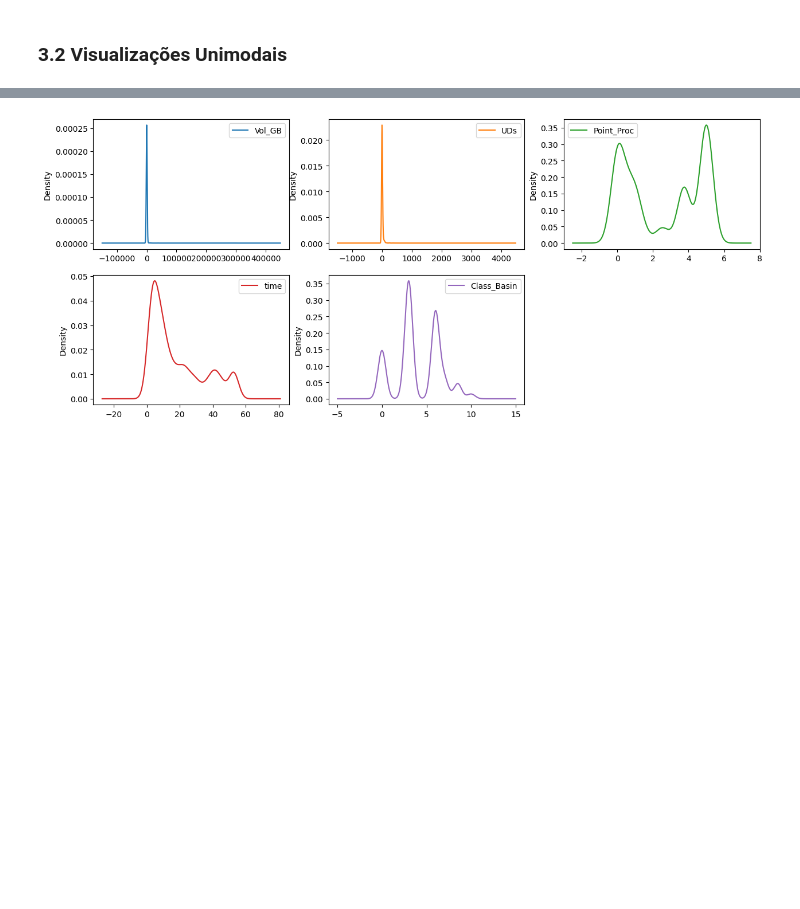
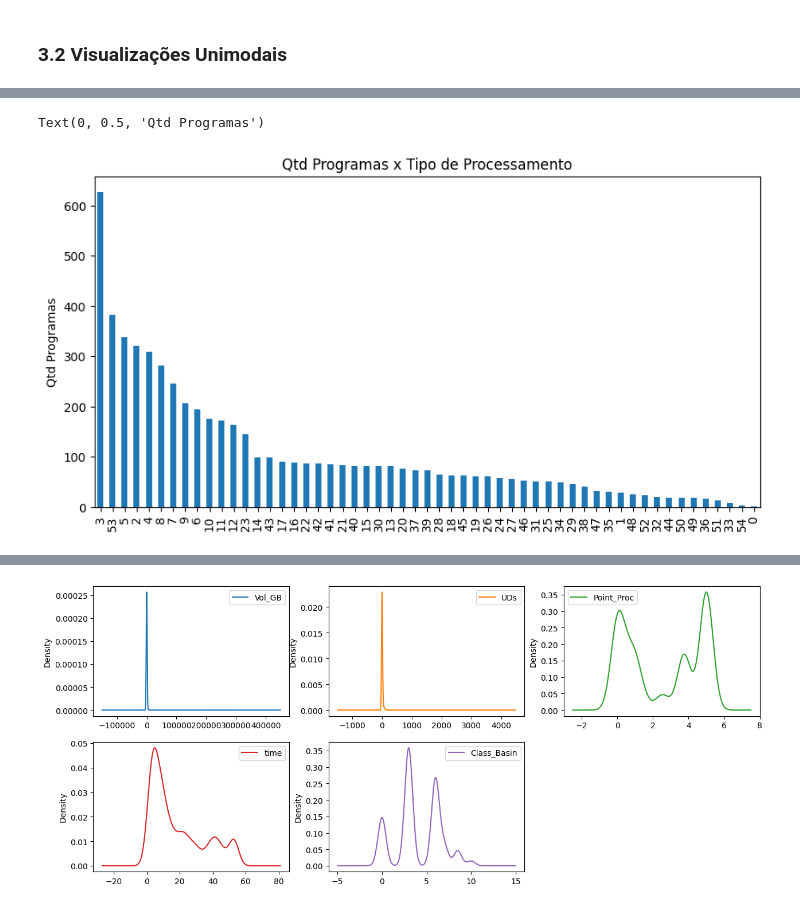
Before and after one commit to leoalexandre/MVP_ADBP, a Jupyter notebook: mvp_anp_seismic.ipynb, the cells around one changed output, grey strips where cells are left out. Saved outputs shown, nothing was run; the diff lists cells and outputs as text; code cells hidden in the pictures; blank space fills up the shorter version.

```diff
--- a/mvp_anp_seismic.ipynb
+++ b/mvp_anp_seismic.ipynb
@@ -268,0 +265,9 @@ plt.show()
+# %%
+#Plotando grafico de idade dos programas
+df_idade = dados_anp['time'].value_counts()
+df_idade.plot(kind= 'bar', figsize=(10,5), sorted)
+plt.title('Qtd Programas x Tipo de Processamento')
+plt.ylabel('Qtd Programas')
+# %% [output]
+Text(0, 0.5, 'Qtd Programas')
+[figure, added]
```
Also changed, not shown: parts of 18 cells of this notebook.
